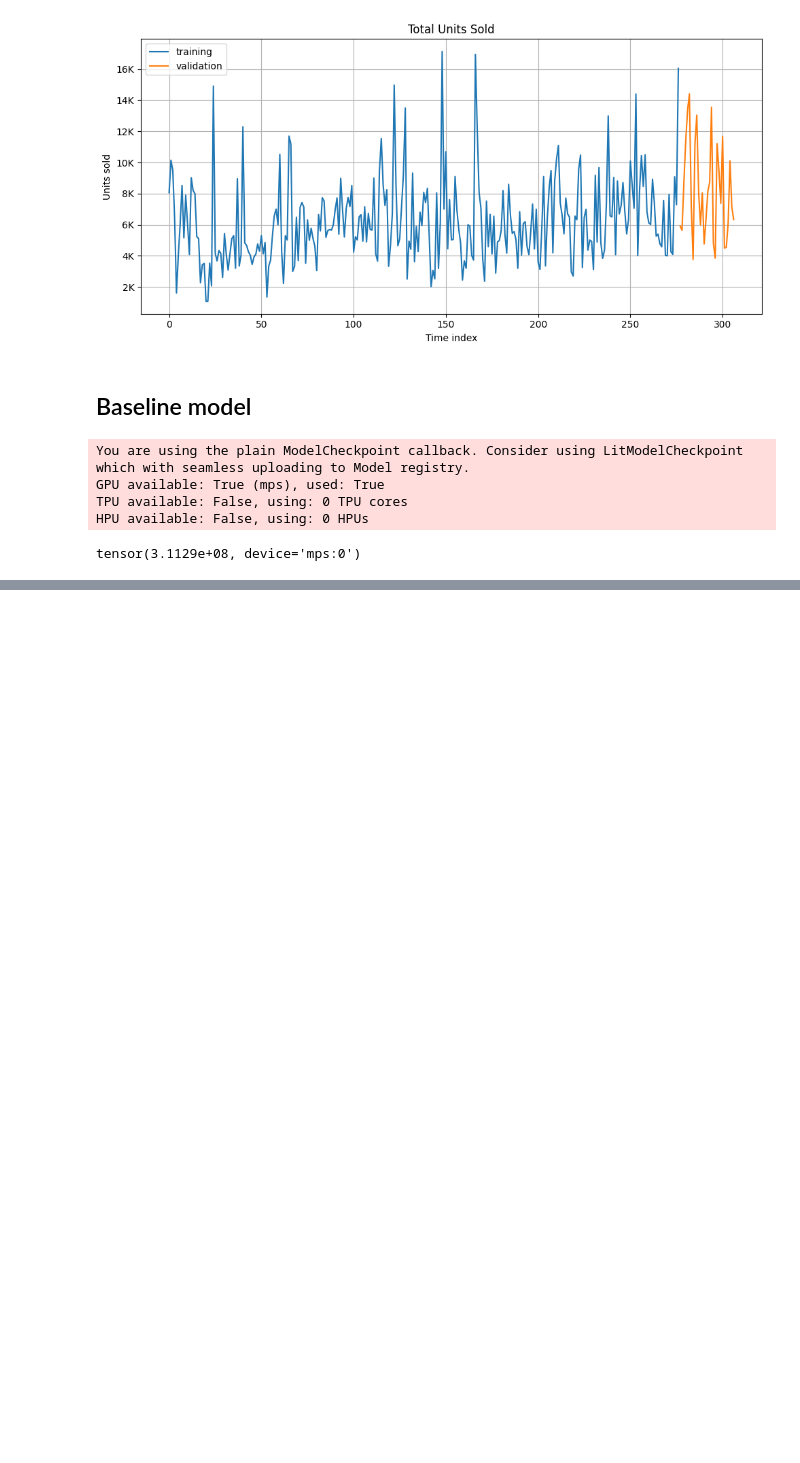
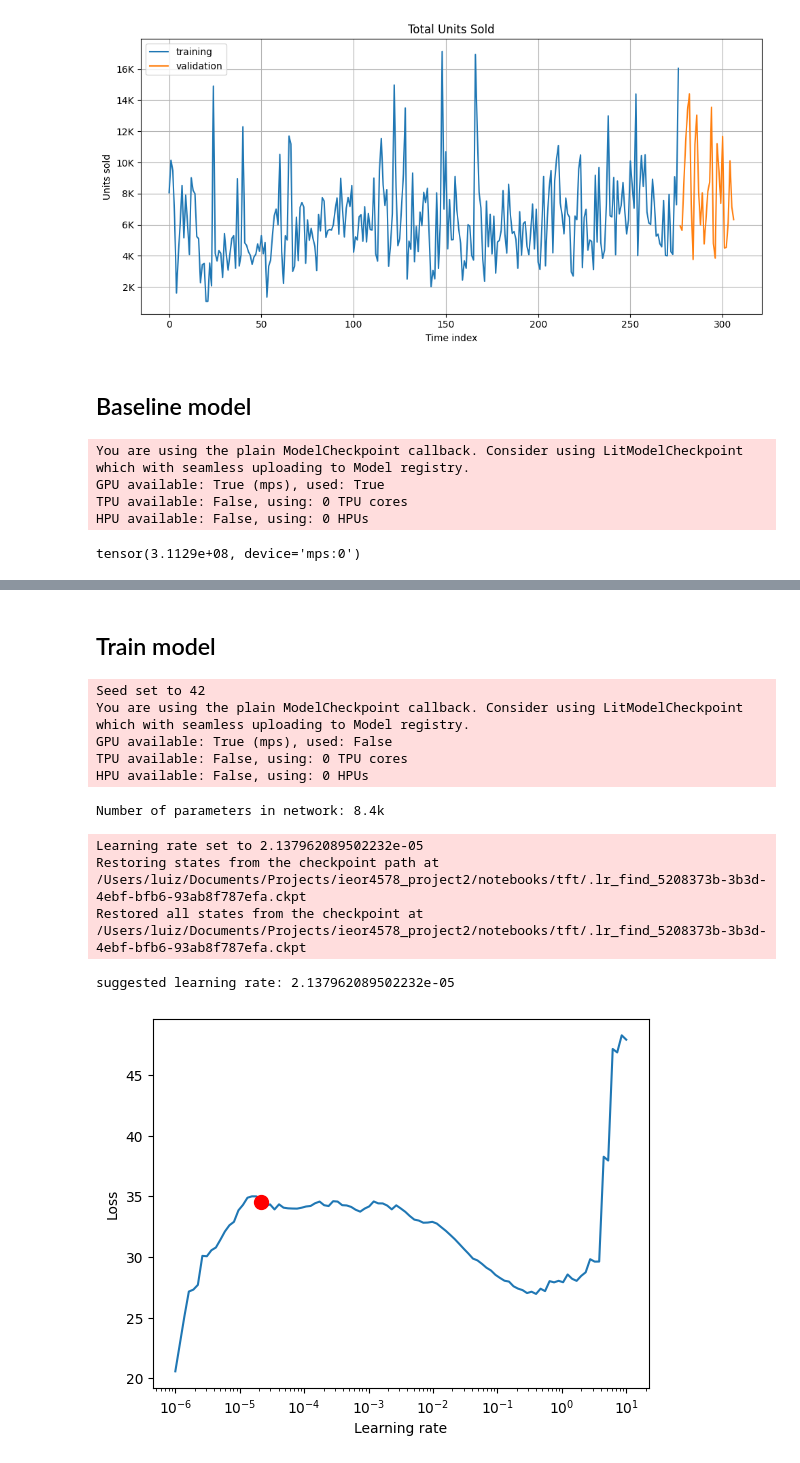
Before and after one commit to luizvalle/ieor4578_project2, a Jupyter notebook: notebooks/tft/temporal_fusion_transformer.ipynb, the cells around one changed output, grey strips where cells are left out. Drawn from its saved outputs; the diff is of its cells as text; code cells hidden in the pictures; blank space fills up the shorter version.

```diff
--- a/notebooks/tft/temporal_fusion_transformer.ipynb
+++ b/notebooks/tft/temporal_fusion_transformer.ipynb
@@ -262,0 +290,49 @@ Name: TimeIdx, Length: 196, dtype: int64
+# %% [markdown]
+## Train model
+# %%
+pl.seed_everything(42)
+trainer = pl.Trainer(
+    accelerator="cpu",
+    # clipping gradients is a hyperparameter and important to prevent divergance
+    # of the gradient for recurrent neural networks
+    gradient_clip_val=0.1,
+)
+
+
+tft = TemporalFusionTransformer.from_dataset(
+    training_dataset,
+    # not meaningful for finding the learning rate but otherwise very important
+    learning_rate=0.03,
+    hidden_size=8,
+    # number of attention heads
+    attention_head_size=1,
+    dropout=0.1,
+    hidden_continuous_size=8,  # set to <= hidden_size
+    loss=QuantileLoss(),
+    optimizer="ranger",
+)
+print(f"Number of parameters in network: {tft.size() / 1e3:.1f}k")
+
+res = Tuner(trainer).lr_find(
+    tft,
+    train_dataloaders=train_dataloader,
+    val_dataloaders=val_dataloader,
+    max_lr=10.0,
+    min_lr=1e-6,
+)
+
+print(f"suggested learning rate: {res.suggestion()}")
+fig = res.plot(show=True, suggest=True)
+fig.show()
+# %% [output]
+Seed set to 42
+You are using the plain ModelCheckpoint callback. Consider using LitModelCheckpoint which with seamless uploading to Model registry.
+GPU available: True (mps), used: False
+TPU available: False, using: 0 TPU cores
+HPU available: False, using: 0 HPUs
+Number of parameters in network: 8.4k
+Learning rate set to 2.137962089502232e-05
+Restoring states from the checkpoint path at /Users/luiz/Documents/Projects/ieor4578_project2/notebooks/tft/.lr_find_5208373b-3b3d-4ebf-bfb6-93ab8f787efa.ckpt
+Restored all states from the checkpoint at /Users/luiz/Documents/Projects/ieor4578_project2/notebooks/tft/.lr_find_5208373b-3b3d-4ebf-bfb6-93ab8f787efa.ckpt
+suggested learning rate: 2.137962089502232e-05
+[figure, added]
```
Also changed, not shown: parts of 14 cells of this notebook, 1 other file.
